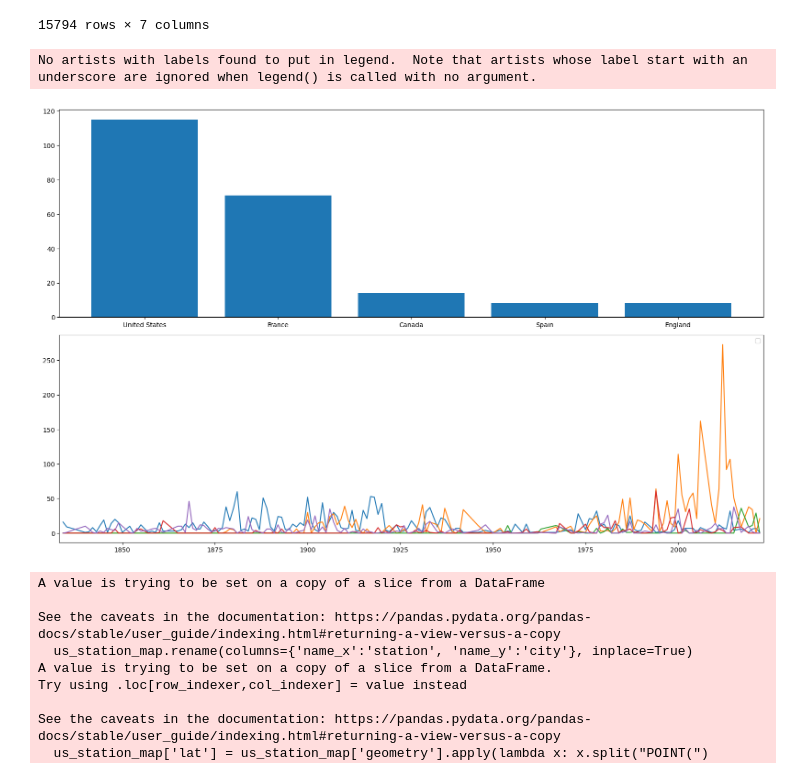
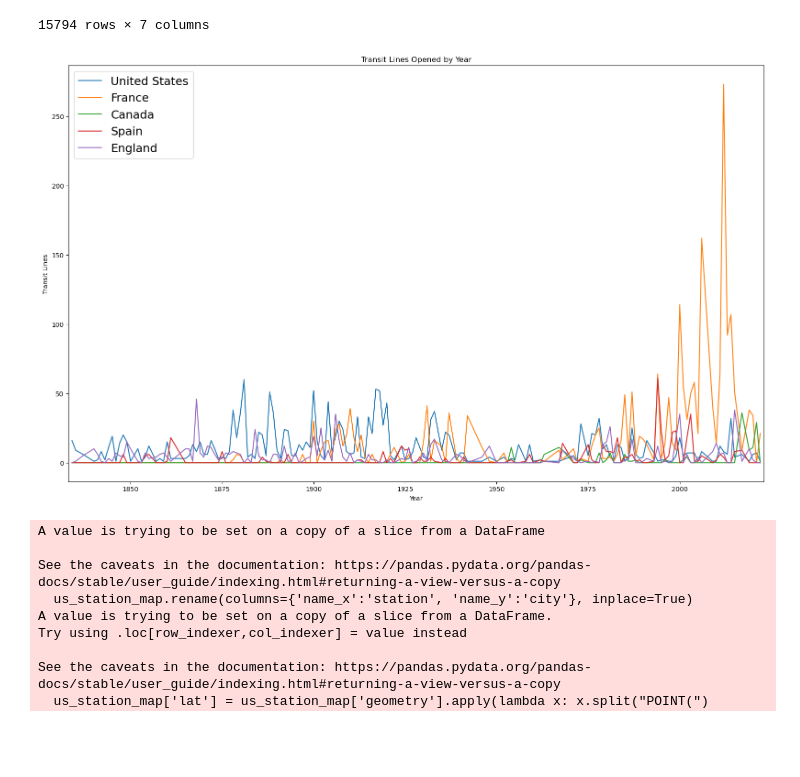
Before and after one commit to JaimeVRodriguez/transit_systems_of_word_eda, a Jupyter notebook: notebooks/testing.ipynb, the cells around one changed output. Cells and saved outputs as stored; diff of their text form; code cells hidden in the pictures; blank space fills up the shorter version.

Commit message:
Graph, images, and README updated.

```diff
--- a/notebooks/testing.ipynb
+++ b/notebooks/testing.ipynb
@@ -259,33 +272,34 @@ stations
 # %%
 merged_cities_stations.sample(10)
 
 def openings_years_per_country(df, country1, country2, country3, country4, country5):
     openings_per_country_df = pd.DataFrame()
     openings_per_country_df[country1] = df[(df['country'] == country1) & (df['opening'] > 0)].value_counts('opening')
     openings_per_country_df[country2] = df[(df['country'] == country2) & (df['opening'] > 0)].value_counts('opening')
     openings_per_country_df[country3] = df[(df['country'] == country3) & (df['opening'] > 0)].value_counts('opening')
     openings_per_country_df[country4] = df[(df['country'] == country4) & (df['opening'] > 0)].value_counts('opening')
     openings_per_country_df[country5] = df[(df['country'] == country5) & (df['opening'] > 0)].value_counts('opening')
 
     openings_per_country_df[[country1, country2, country3, country4, country5]] = \
         openings_per_country_df[[country1, country2, country3, country4, country5]].fillna(0)
 
     return openings_per_country_df.sort_index()
 
 
 openings_per_country_df = openings_years_per_country(merged_cities_stations, 'United States', "France", 'Canada', 'Spain', 'England')
 
-fig, axs = plt.subplots(2,1)
+fig, ax = plt.subplots()
 
-axs[1].plot(openings_per_country_df)
-axs[1].set_xlim(1833, 2023)
-axs[1].legend()
-axs[0].bar(top_five_countries.index, top_five_countries.values)
+ax.plot(openings_per_country_df)
+ax.set_xlim(1833, 2023)
+ax.set_title("Transit Lines Opened by Year")
+ax.set_ylabel("Transit Lines")
+ax.set_xlabel("Year")
+ax.legend(openings_per_country_df, prop={'size': 18})
 fig.set_size_inches(16, 10)
 fig.tight_layout()
 # %% [output]
-No artists with labels found to put in legend.  Note that artists whose label start with an underscore are ignored when legend() is called with no argument.
-[figure, old version]
+[figure, new version]
 # %%
 us_station_map = merged_cities_stations_us[['name_x', 'geometry', 'name_y']]
 us_station_map.rename(columns={'name_x':'station', 'name_y':'city'}, inplace=True)
```
Also changed, not shown: parts of 2 cells of this notebook, 4 other files.
